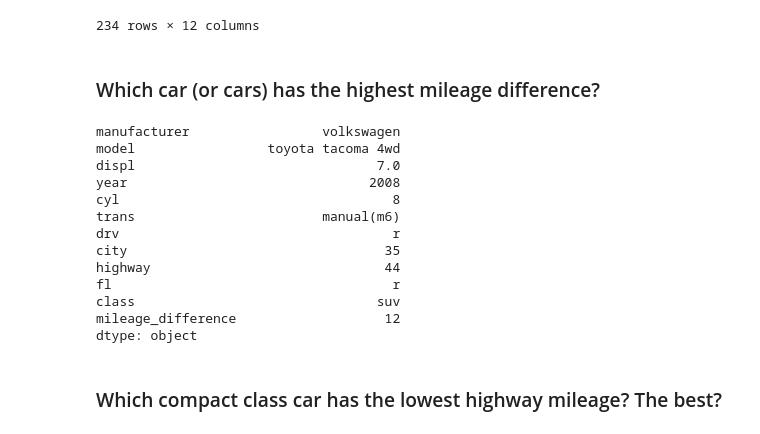
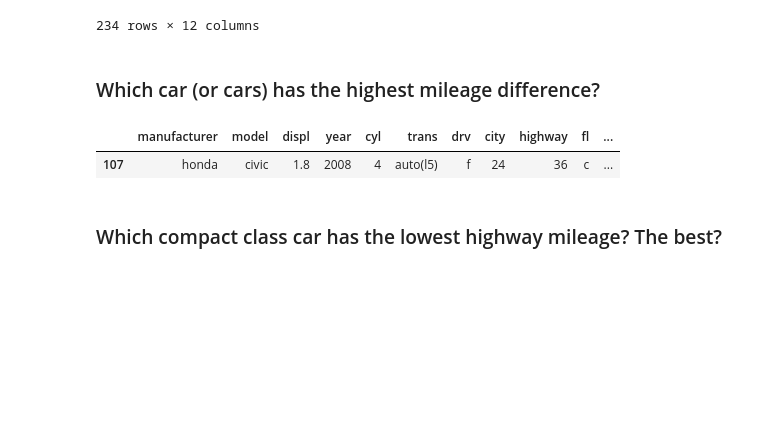
Before and after one commit to JonathanTWare/numpy-pandas-visualization-exercises, a Jupyter notebook: dataframes.ipynb, the cells around one changed output. Drawn from its saved outputs; the diff is of its cells as text; code cells hidden in the pictures; blank space fills up the shorter version.

```diff
--- a/dataframes.ipynb
+++ b/dataframes.ipynb
@@ -260,21 +272,10 @@ mile_diff
 # %% [markdown]
 ### Which car (or cars) has the highest mileage difference?
 # %%
-mile_diff.max()
+mile_diff.sort_values('mileage_difference').tail(1)
 # %% [output]
-manufacturer                 volkswagen
-model                 toyota tacoma 4wd
-displ                               7.0
-year                               2008
-cyl                                   8
-trans                        manual(m6)
-drv                                   r
-city                                 35
-highway                              44
-fl                                    r
-class                               suv
-mileage_difference                   12
-dtype: object
+|  | manufacturer | model | displ | year | cyl | trans | drv | city | highway | fl | ... |
+| 107 | honda | civic | 1.8 | 2008 | 4 | auto(l5) | f | 24 | 36 | c | ... |
 # %% [markdown]
 ### Which compact class car has the lowest highway mileage? The best?
 # %%
```
Also changed, not shown: parts of 2 cells of this notebook, 2 other files.
